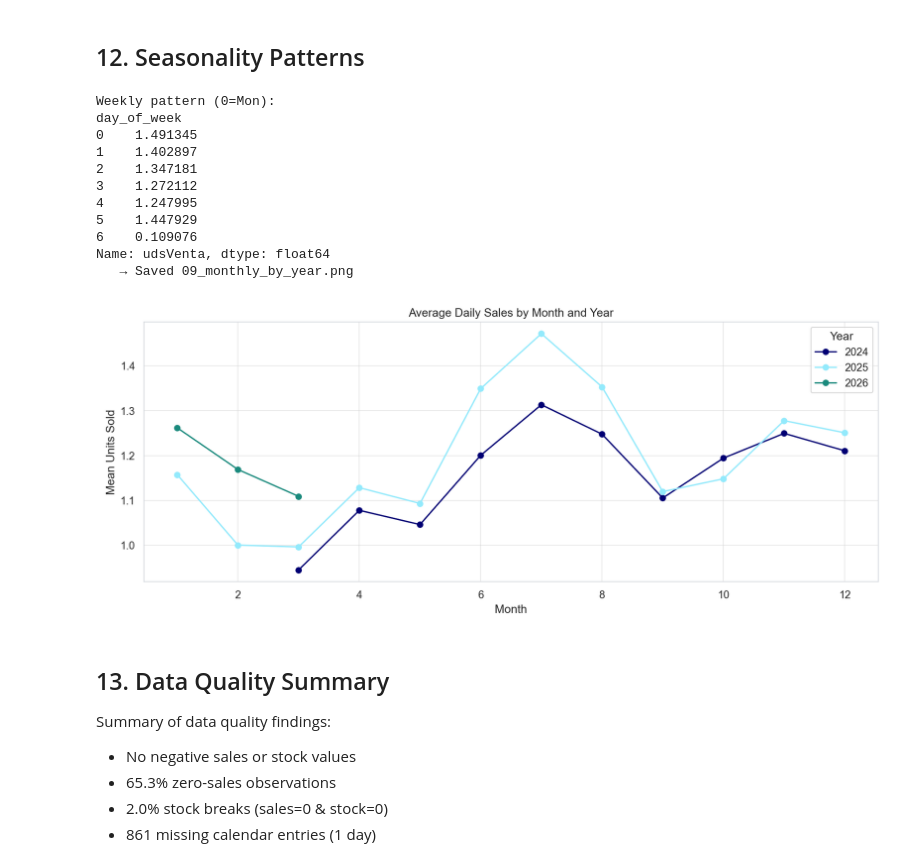
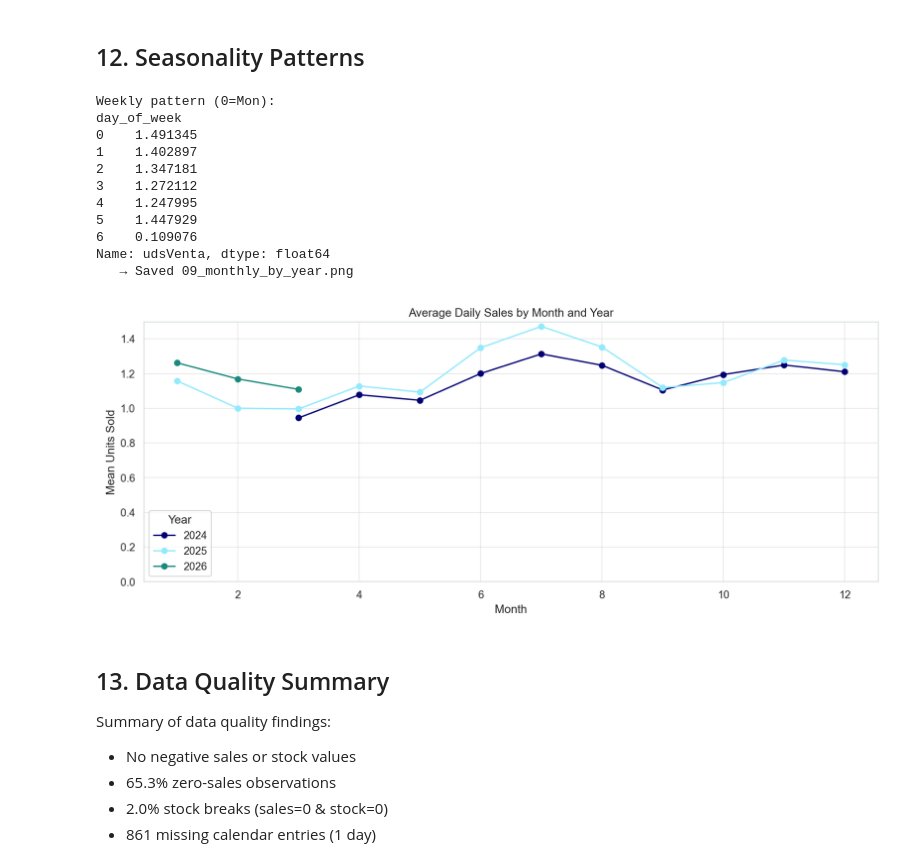
Before and after one commit to onamasserra/tfm-demand-forecasting, a Jupyter notebook: TFM_Ona_Code/01_eda.ipynb, the cells around one changed output. Saved outputs shown, nothing was run; the diff lists cells and outputs as text; code cells hidden in the pictures.

Commit message:
fix: Set y-axis to start at 0 in monthly-by-year plot, correct day-of-week text in LaTeX

```diff
--- a/TFM_Ona_Code/01_eda.ipynb
+++ b/TFM_Ona_Code/01_eda.ipynb
@@ -322,30 +322,31 @@ plt.show()
 # %%
 weekly_pattern = df.groupby("day_of_week")["udsVenta"].mean()
 print("Weekly pattern (0=Mon):")
 print(weekly_pattern)
 
 monthly_year = df.groupby(["year", "month"])["udsVenta"].mean().unstack(level=0)
 fig, ax = plt.subplots(figsize=(12, 5))
 _year_colors = [PRIMARY, SECONDARY, ACCENT, NEUTRAL][:monthly_year.shape[1]]
 monthly_year.plot(ax=ax, marker="o", color=_year_colors)
 ax.set_title("Average Daily Sales by Month and Year")
 ax.set_xlabel("Month"); ax.set_ylabel("Mean Units Sold")
+ax.set_ylim(0, None)
 ax.legend(title="Year")
 save_fig_nb("09_monthly_by_year")
 plt.show()
 # %% [output]
 Weekly pattern (0=Mon):
 day_of_week
 0    1.491345
 1    1.402897
 2    1.347181
 3    1.272112
 4    1.247995
 5    1.447929
 6    0.109076
 Name: udsVenta, dtype: float64
    → Saved 09_monthly_by_year.png
-[figure, old version]
+[figure, new version]
 # %% [markdown]
 ## 13. Data Quality Summary
 
```
Also changed, not shown: 1 other file.
